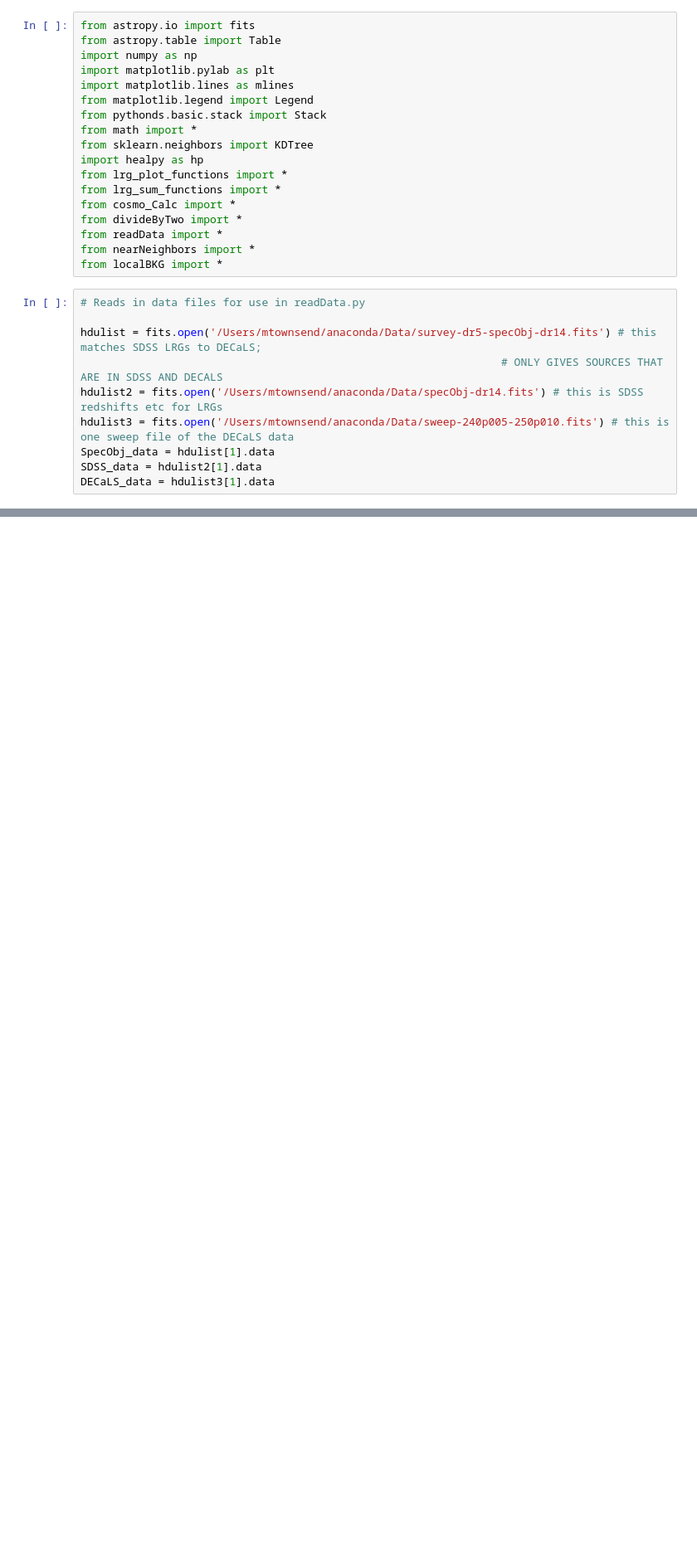
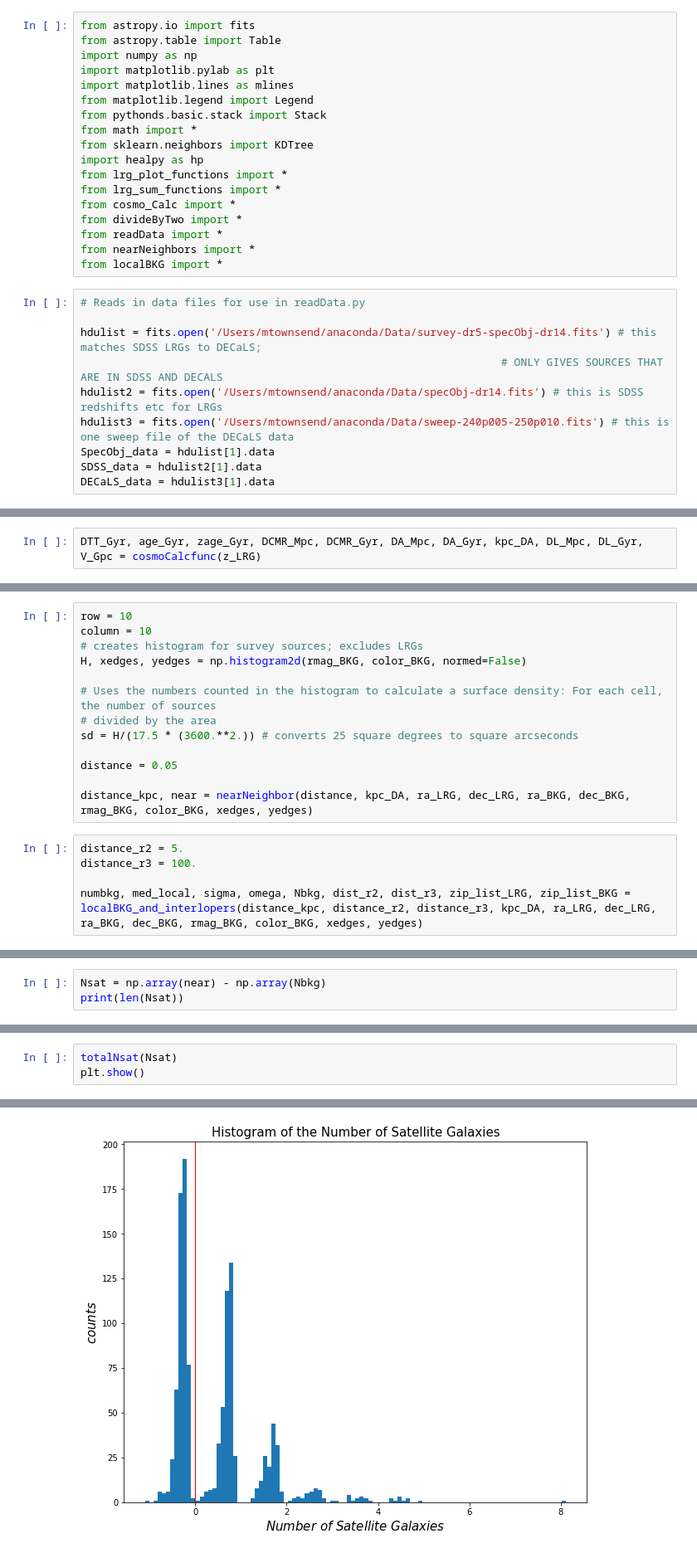
Before and after one commit to metownsend/lrg-project, a Jupyter notebook: statSub_modules.ipynb, the cells around one changed output, grey strips where cells are left out. Shown at 83% size. Saved outputs shown, nothing was run; the diff lists cells and outputs as text; blank space fills up the shorter version.

```diff
--- a/statSub_modules.ipynb
+++ b/statSub_modules.ipynb
@@ -37,0 +46,2 @@ TypeError: list indices must be integers or slices, not tuple
+# %%
+DTT_Gyr, age_Gyr, zage_Gyr, DCMR_Mpc, DCMR_Gyr, DA_Mpc, DA_Gyr, kpc_DA, DL_Mpc, DL_Gyr, V_Gpc = cosmoCalcfunc(z_LRG)
@@ -37,0 +66,18 @@ TypeError: list indices must be integers or slices, not tuple
+# %%
+row = 10
+column = 10
+# creates histogram for survey sources; excludes LRGs
+H, xedges, yedges = np.histogram2d(rmag_BKG, color_BKG, normed=False)
+
+# Uses the numbers counted in the histogram to calculate a surface density: For each cell, the number of sources
+# divided by the area
+sd = H/(17.5 * (3600.**2.)) # converts 25 square degrees to square arcseconds
+
+distance = 0.05
+
+distance_kpc, near = nearNeighbor(distance, kpc_DA, ra_LRG, dec_LRG, ra_BKG, dec_BKG, rmag_BKG, color_BKG, xedges, yedges)
+# %%
+distance_r2 = 5.
+distance_r3 = 100.
+
+numbkg, med_local, sigma, omega, Nbkg, dist_r2, dist_r3, zip_list_LRG, zip_list_BKG = localBKG_and_interlopers(distance_kpc, distance_r2, distance_r3, kpc_DA, ra_LRG, dec_LRG, ra_BKG, dec_BKG, rmag_BKG, color_BKG, xedges, yedges)
@@ -37,0 +86,3 @@ TypeError: list indices must be integers or slices, not tuple
+# %%
+Nsat = np.array(near) - np.array(Nbkg)
+print(len(Nsat))
@@ -37,0 +105,4 @@ TypeError: list indices must be integers or slices, not tuple
+# %%
+totalNsat(Nsat)
+plt.show()
+# %% [output]
@@ -37,0 +112 @@ TypeError: list indices must be integers or slices, not tuple
+[figure, added]
```
Also changed, not shown: parts of 15 cells of this notebook, 5 other files.
